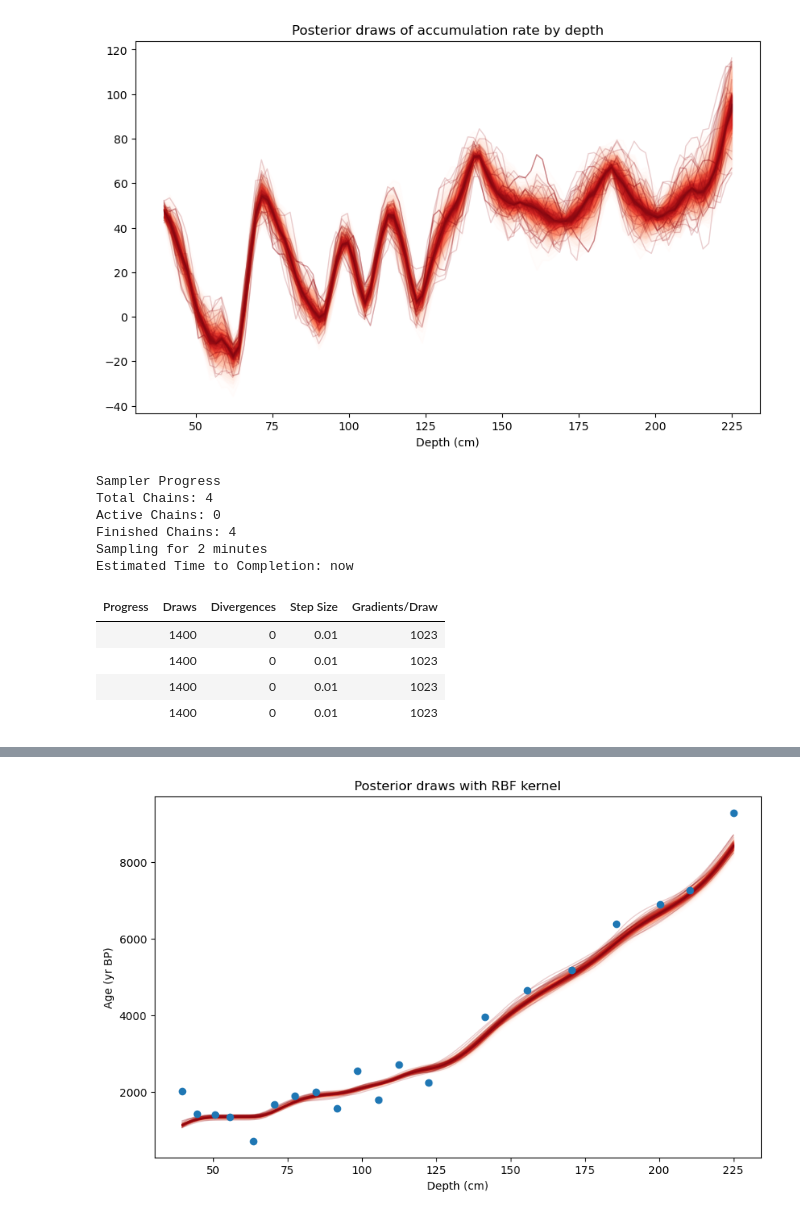
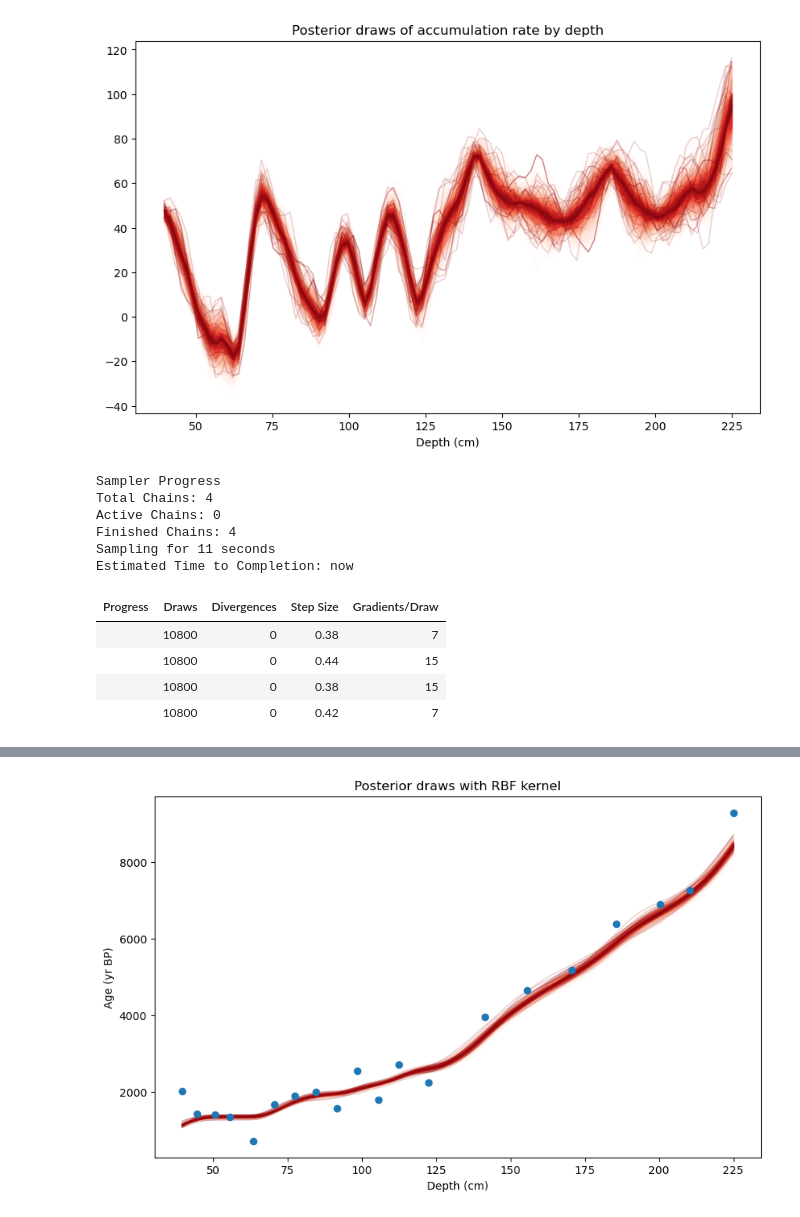
Before and after one commit to elc45/pybacon, a Jupyter notebook: demo.ipynb, the cells around one changed output, grey strips where cells are left out. Drawn from its saved outputs; the diff is of its cells as text; code cells hidden in the pictures.

```diff
--- a/demo.ipynb
+++ b/demo.ipynb
@@ -64,7 +64,7 @@ with pm.Model() as model:
 We compile the `pymc` model with `nutpie`, and sample 4 chains for 1000 draws each:
 # %%
 pymc_model = nutpie.compile_pymc_model(model)
-trace = nutpie.sample(pymc_model, tune=250, draws=1000, chains=4)
+trace = nutpie.sample(pymc_model, tune=500, draws=10000, chains=4, low_rank_modified_mass_matrix=True)
 # %% [output]
 Sampler Progress
 Total Chains: 4
@@ -122,7 +126,7 @@ with pm.Model() as model:
     f_grid = pm.Deterministic("f_grid", intercept + slope * pt.cumsum(g_grid * dx_grid))
 # %%
 pymc_model = nutpie.compile_pymc_model(model)
-trace = nutpie.sample(pymc_model, draws=1000, chains=4)
+trace = nutpie.sample(pymc_model, draws=10000, chains=4, low_rank_modified_mass_matrix=True)
 # %% [output]
 Sampler Progress
 Total Chains: 4
@@ -321,0 +328,3 @@ plot_fit(trace, depth_grid, kernel_name)
+# %%
+pymc_model = nutpie.compile_pymc_model(model)
+trace = nutpie.sample(pymc_model, draws=10000, chains=4, low_rank_modified_mass_matrix=True)
@@ -363,6 +390,6 @@ plt.plot(depth, y_obs, "o", label="Observed")
 plt.show()
 # %%
 pymc_model = nutpie.compile_pymc_model(model)
-trace = nutpie.sample(pymc_model, tune=50, draws=50, chains=2)
+trace = nutpie.sample(pymc_model, draws=10000, chains=4, low_rank_modified_mass_matrix=True)
 # %% [output]
 Sampler Progress
@@ -427,16 +458,16 @@ plt.plot(depth, y_obs, "o", label="Observed")
 plt.show()
 # %%
 pymc_model = nutpie.compile_pymc_model(model)
-trace = nutpie.sample(pymc_model, draws=1000, chains=4)
+trace = nutpie.sample(pymc_model, draws=10000, chains=4, low_rank_modified_mass_matrix=True)
 # %% [output]
 Sampler Progress
 Total Chains: 4
 Active Chains: 0
 Finished Chains: 4
-Sampling for 2 minutes
+Sampling for 11 seconds
 Estimated Time to Completion: now
 | Progress | Draws | Divergences | Step Size | Gradients/Draw |
-|  | 1400 | 0 | 0.01 | 1023 |
-|  | 1400 | 0 | 0.01 | 1023 |
-|  | 1400 | 0 | 0.01 | 1023 |
-|  | 1400 | 0 | 0.01 | 1023 |
+|  | 10800 | 0 | 0.38 | 7 |
+|  | 10800 | 0 | 0.44 | 15 |
+|  | 10800 | 0 | 0.38 | 15 |
+|  | 10800 | 0 | 0.42 | 7 |
```
Also changed, not shown: parts of 26 cells of this notebook.
